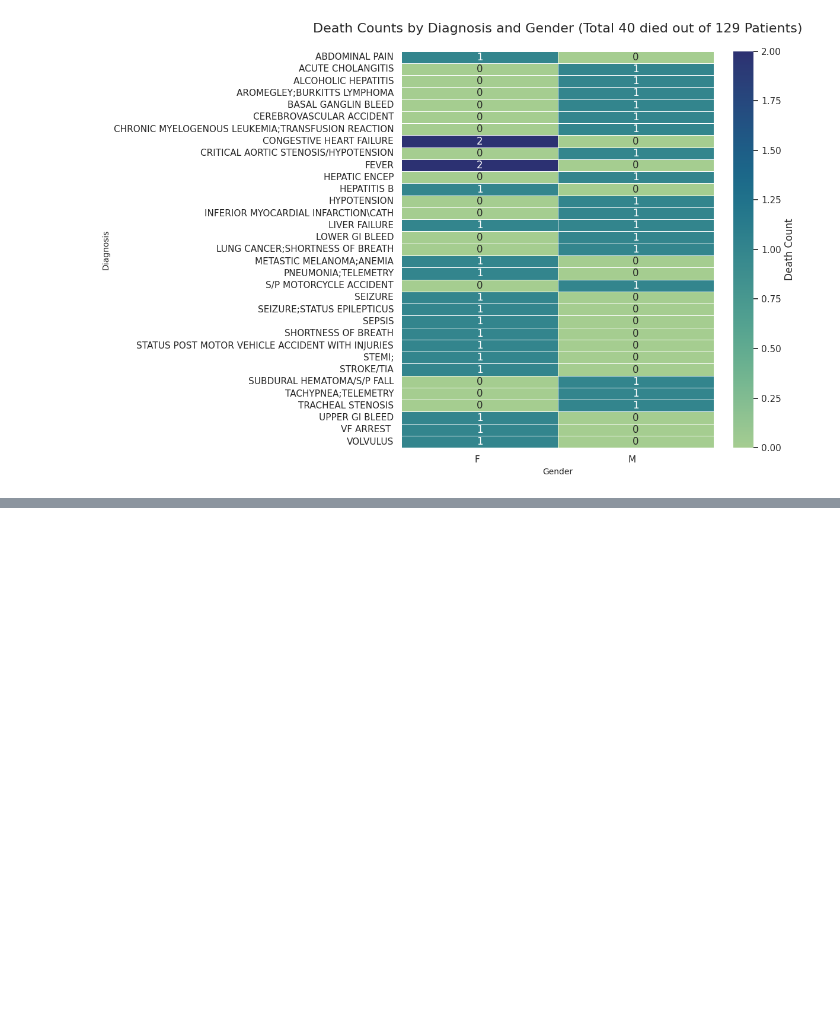
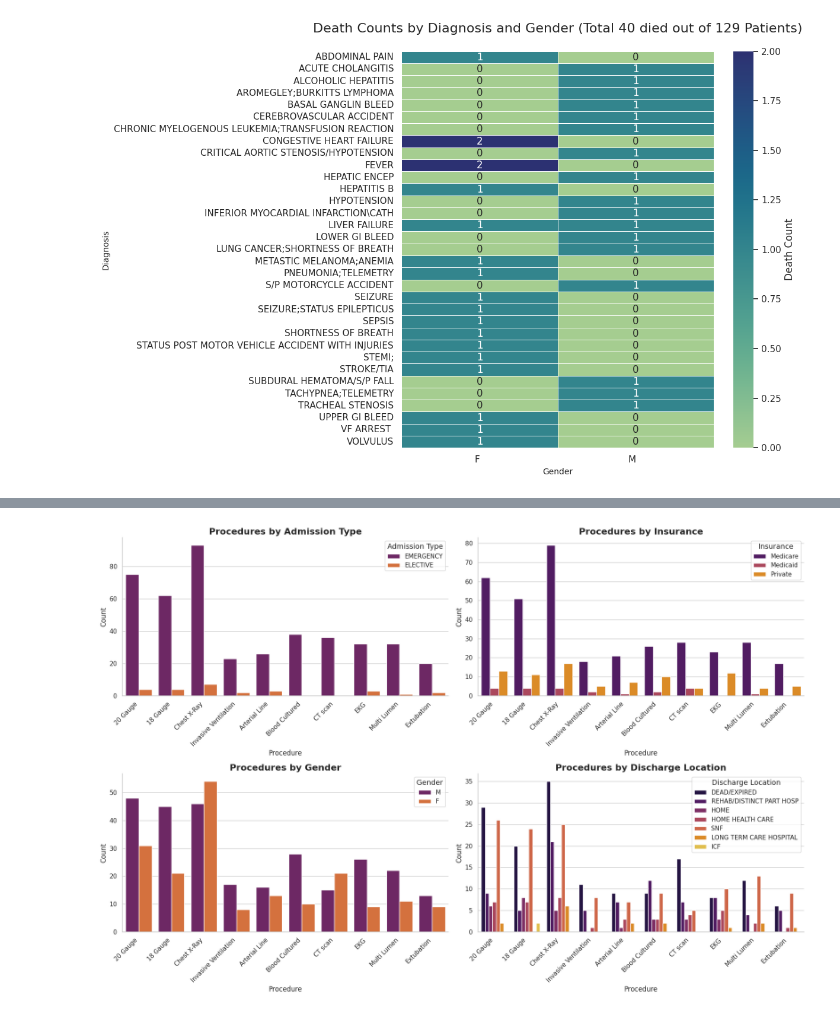
Before and after one commit to AnkitaSavaliya/AIH, a Jupyter notebook: MIMIC_Visualization.ipynb, the cells around one changed output, grey strips where cells are left out. Drawn from its saved outputs; the diff is of its cells as text; code cells hidden in the pictures; blank space fills up the shorter version.

```diff
--- a/MIMIC_Visualization.ipynb
+++ b/MIMIC_Visualization.ipynb
@@ -17,5 +17,5 @@ Mounted at /content/drive
 # %%
 # Load patients data
-d1 = files.upload()
-patients = pd.read_csv('PATIENTS.csv')
-#patients = pd.read_csv('/content/drive/MyDrive/Colab Notebooks/AIH/MIMICIIITables/PATIENTS.csv')
+#d1 = files.upload()
+#patients = pd.read_csv('PATIENTS.csv')
+patients = pd.read_csv('/content/drive/MyDrive/Colab Notebooks/AIH/MIMICIIITables/PATIENTS.csv')
@@ -25,5 +22,5 @@ Saving PATIENTS.csv to PATIENTS.csv
 # %%
 # Load admissions data
-d2 = files.upload()
-admissions = pd.read_csv('ADMISSIONS.csv')
-#admissions = pd.read_csv('/content/drive/MyDrive/Colab Notebooks/AIH/MIMICIIITables/ADMISSIONS.csv')
+#d2 = files.upload()
+#admissions = pd.read_csv('ADMISSIONS.csv')
+admissions = pd.read_csv('/content/drive/MyDrive/Colab Notebooks/AIH/MIMICIIITables/ADMISSIONS.csv')
@@ -333,0 +294,80 @@ plt.show()
+# %%
+import pandas as pd
+import matplotlib.pyplot as plt
+import seaborn as sns
+import matplotlib.ticker as ticker
+
+# Load the data
+procedures = pd.read_csv('/content/drive/MyDrive/Colab Notebooks/AIH/MIMICIIITables/PROCEDUREEVENTS_MV.csv')
+labels = pd.read_csv('/content/drive/MyDrive/Colab Notebooks/AIH/MIMICIIITables/D_ITEMS.csv')
+
+# Merge procedures with merged data and procedure labels
+procedures = pd.merge(procedures, merged_data, on='hadm_id', how='inner')
+procedures = pd.merge(procedures, labels[['itemid', 'label']], on='itemid', how='left').sort_values(by='hadm_id')
+
+# Get the top most performed procedures
+procedure_counts = procedures['itemid'].value_counts()
+top_procedures = procedure_counts.head(10)  # Select top 10
+
+# Merge top 10 procedure counts with labels
+top_procedures_with_labels = pd.merge(
+    pd.DataFrame({'itemid': top_procedures.index, 'count': top_procedures.values}),
+    labels[['itemid', 'label']],
+    on='itemid', how='left'
+)
+
+# Filter procedures data to include only the top 10 procedures
+top_procedures_itemids = top_procedures_with_labels['itemid']
+top_procedures_data = procedures[procedures['itemid'].isin(top_procedures_itemids)]
+
+sns.set(style="whitegrid")
+
+# Set up the figure for multiple subplots in 2 rows and 2 columns
+plt.figure(figsize=(18, 12))
+
+# Analysis 1: Count plot of Procedures by Admission Type
+plt.subplot(2, 2, 1)  # Two rows, two columns, first subplot
+sns.countplot(data=top_procedures_data, x='label', hue='admission_type', palette='inferno')
+plt.title("Procedures by Admission Type", fontsize=16, fontweight='bold')
+plt.xlabel("Procedure", fontsize=12)
+plt.ylabel("Count", fontsize=12)
+plt.legend(title="Admission Type", title_fontsize='13', loc='upper right')
+plt.xticks(rotation=45, ha='right')
+
+# Analysis 2: Count plot of Procedures by Insurance
+plt.subplot(2, 2, 2)  # Two rows, two columns, second subplot
+sns.countplot(data=top_procedures_data, x='label', hue='insurance', palette='inferno')
+plt.title("Procedures by Insurance", fontsize=16, fontweight='bold')
+plt.xlabel("Procedure", fontsize=12)
+plt.ylabel("Count", fontsize=12)
+plt.legend(title="Insurance", title_fontsize='13', loc='upper right')
+plt.xticks(rotation=45, ha='right')
+
+# Analysis 3: Count plot of Procedures by Gender
+plt.subplot(2, 2, 3)  # Two rows, two columns, third subplot
+sns.countplot(data=top_procedures_data, x='label', hue='gender', palette='inferno')
+plt.title("Procedures by Gender", fontsize=16, fontweight='bold')
+plt.xlabel("Procedure", fontsize=12)
+plt.ylabel("Count", fontsize=12)
+plt.legend(title="Gender", title_fontsize='13', loc='upper right')
+plt.xticks(rotation=45, ha='right')
+
+# Analysis 4: Count plot of Procedures by Discharge Location
+plt.subplot(2, 2, 4)  # Two rows, two columns, fourth subplot
+sns.countplot(data=top_procedures_data, x='label', hue='discharge_location', palette='inferno')
+plt.title("Procedures by Discharge Location", fontsize=16, fontweight='bold')
+plt.xlabel("Procedure", fontsize=12)
+plt.ylabel("Count", fontsize=12)
+plt.legend(title="Discharge Location", title_fontsize='13', loc='upper right')
+plt.xticks(rotation=45, ha='right')
+
+# Remove spines for a cleaner look
+sns.despine()
+
+# Adjust layout to prevent overlap
+plt.tight_layout()
+
+# Show the plot
+plt.show()
+# %% [output]
+[figure, added]
```
Also changed, not shown: parts of 23 cells of this notebook.
